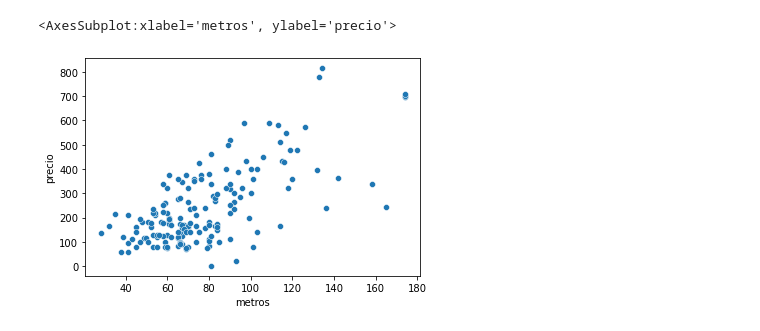
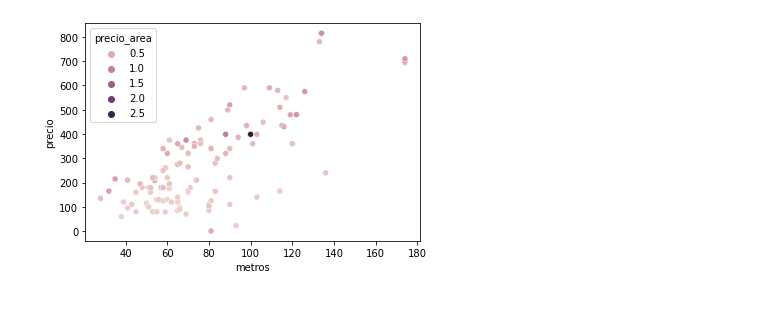
Before and after one commit to emilio-carrasco/clikalia, a Jupyter notebook: tester/tester.ipynb, the cells around one changed output. Saved outputs shown, nothing was run; the diff lists cells and outputs as text; code cells hidden in the pictures.

```diff
--- a/tester/tester.ipynb
+++ b/tester/tester.ipynb
@@ -10,6 +10,6 @@ ruta='pisos_limpios.csv'
 df = pd.read_csv(ruta,sep=',')
 df.set_index('uv', inplace=True)
 df=df[df.precio>0]
+df.precio_area=df.precio_area=/10**9
 with open('./perfiles/perfil1.json') as archivo:
             opciones = json.load(archivo)
-(df.precio==0).sum()
@@ -27 +43,7 @@ sns.histplot(df.metros)
 [figure]
+# %%
+###################################################################
+#Nos quedamoscon Madrid
+###################################################################
+df = df[df.ciudad =='Madrid']
+sns.scatterplot(df[df.provincia ==1].metros, df[df.provincia ==1].precio,hue=(df[df.provincia ==1].precio_area));
@@ -28,6 +56,5 @@ sns.histplot(df.metros)
 # %%
-sns.scatterplot(df.metros, df.precio, hue)
+sns.scatterplot(df.metros, df.precio, hue=df.precio_area);
 # %% [output]
-<AxesSubplot:xlabel='metros', ylabel='precio'>
-[figure, old version]
+[figure, new version]
 # %%
```
Also changed, not shown: parts of 16 cells of this notebook, 2 other files.
